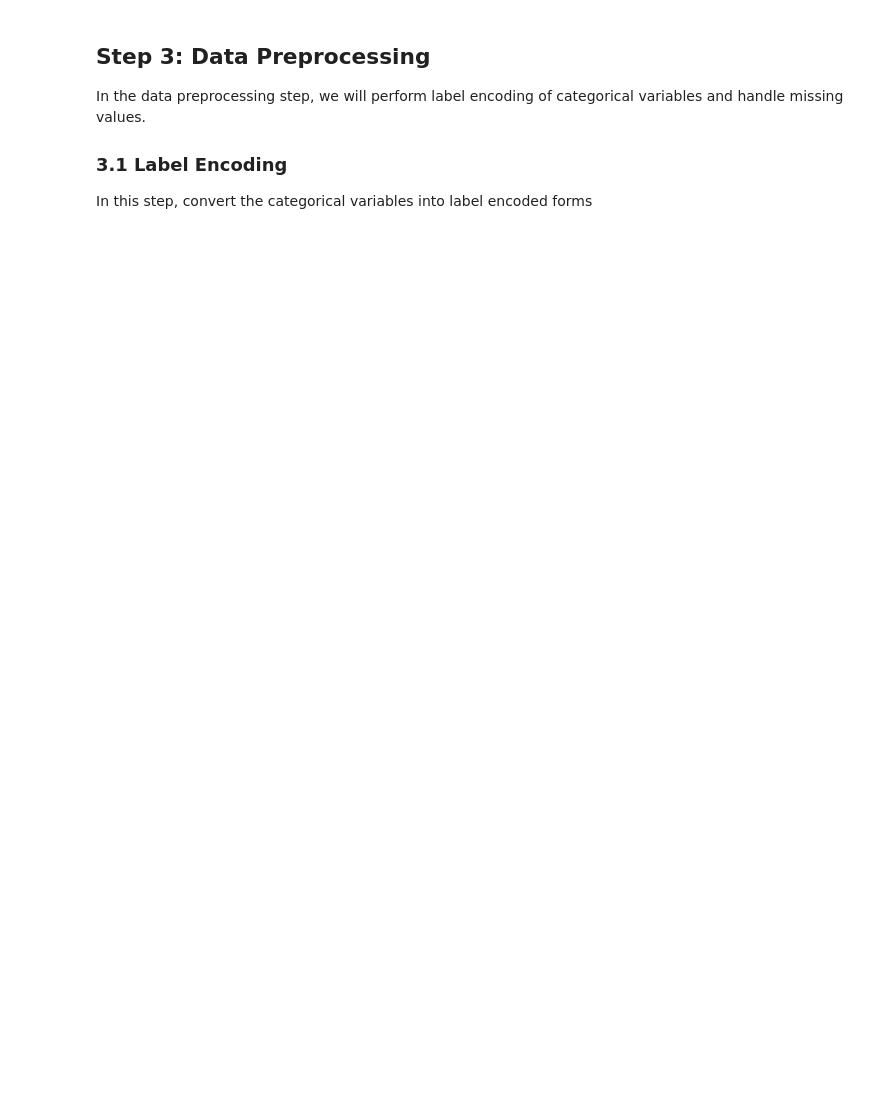
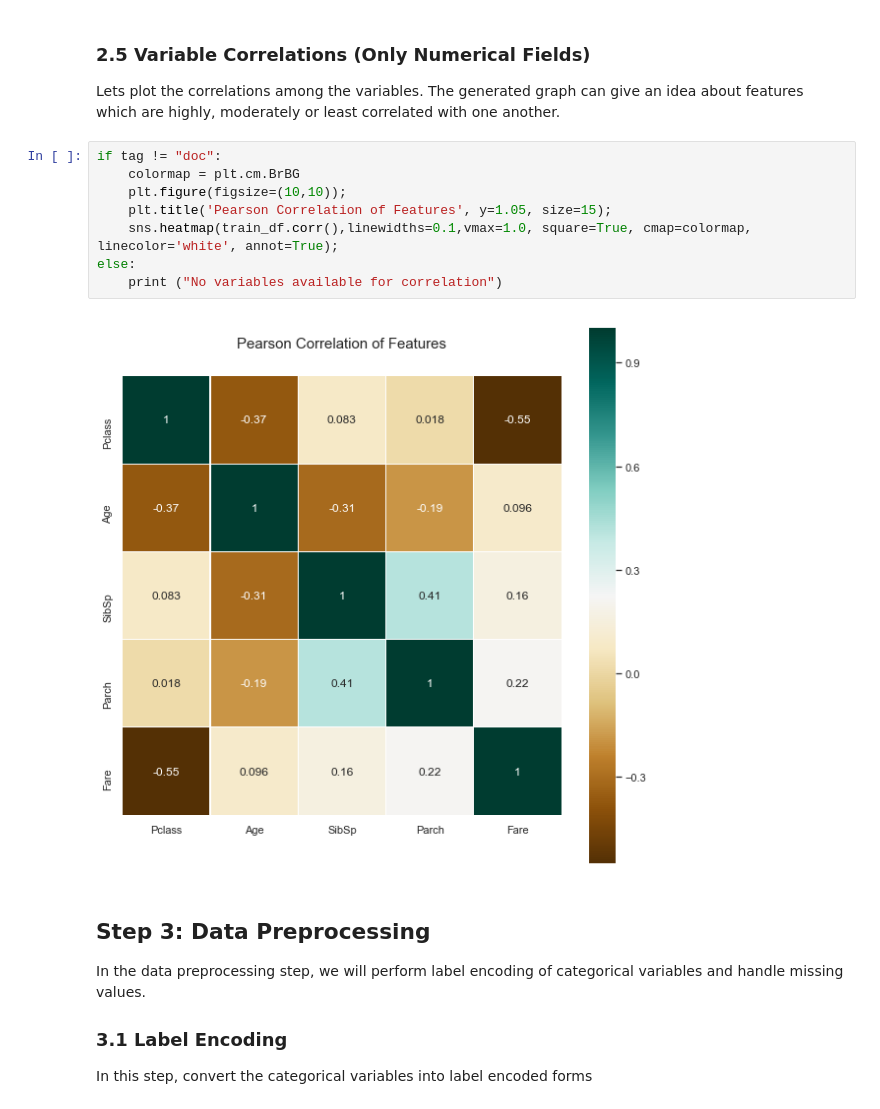
Before and after one commit to shivam5992/aster, a Jupyter notebook: BaselineKernel/baseline_kernel_text.ipynb, the cells around one changed output. Saved outputs shown, nothing was run; the diff lists cells and outputs as text; blank space fills up the shorter version.

```diff
--- a/BaselineKernel/baseline_kernel_text.ipynb
+++ b/BaselineKernel/baseline_kernel_text.ipynb
@@ -110,3 +186,17 @@ ax.set_ylabel('Number of Columns');
+# %% [markdown]
+### 2.5 Variable Correlations (Only Numerical Fields)
+
+Lets plot the correlations among the variables. The generated graph can give an idea about features which are highly, moderately or least correlated with one another.
+# %%
+if tag != "doc":
+    colormap = plt.cm.BrBG
+    plt.figure(figsize=(10,10));
+    plt.title('Pearson Correlation of Features', y=1.05, size=15);
+    sns.heatmap(train_df.corr(),linewidths=0.1,vmax=1.0, square=True, cmap=colormap, linecolor='white', annot=True);
+else:
+    print ("No variables available for correlation")
+# %% [output]
+[figure, added]
 # %% [markdown]
 ## Step 3: Data Preprocessing
 
```
Also changed, not shown: parts of 45 cells of this notebook, 5 other files.
